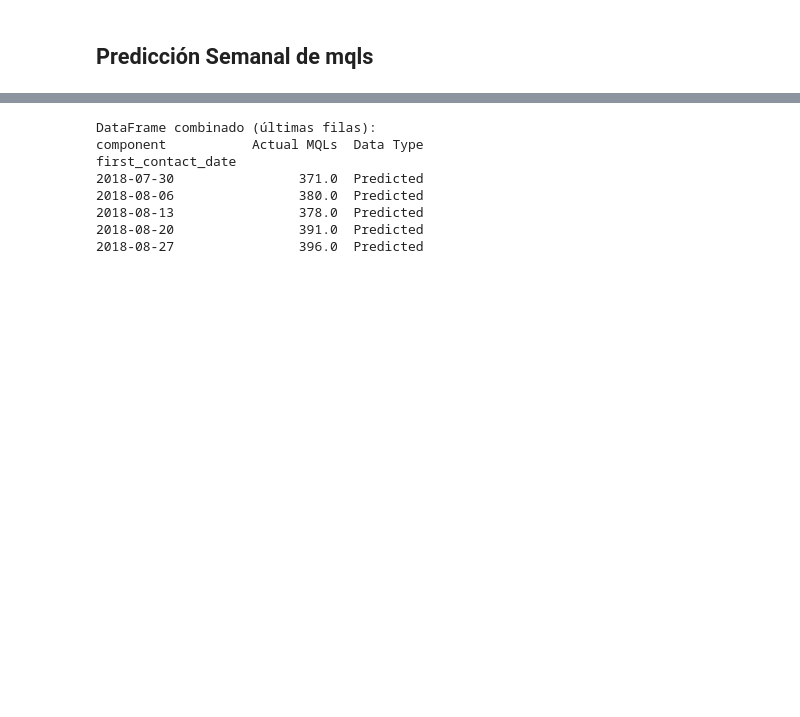
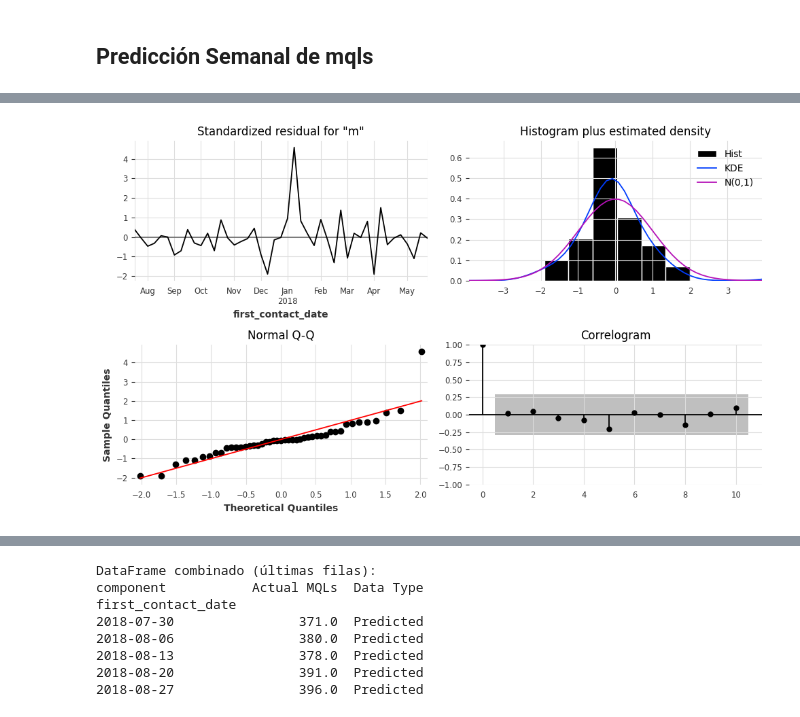
Before and after one commit to jhonfg13/Cobre_Prueba, a Jupyter notebook: notebooks/02_time_series_eda.ipynb, the cells around one changed output, grey strips where cells are left out. Saved outputs shown, nothing was run; the diff lists cells and outputs as text; code cells hidden in the pictures; blank space fills up the shorter version.

Commit message:
Added SARIMAX residual diagnostics plot and revised UI text in Streamlit app

```diff
--- a/notebooks/02_time_series_eda.ipynb
+++ b/notebooks/02_time_series_eda.ipynb
@@ -316,3 +316,10 @@ Resultados finales:
 1  LinearRegressionModel  97.937574
 # %% [markdown]
 ## **Predicción Semanal de mqls**
+# %%
+from statsmodels.tsa.statespace.sarimax import SARIMAX
+
+# Suponiendo que `serie` es un pandas Series con índice de tiempo
+modelo = SARIMAX(mql_weekly_series_pd, order=(1, 1, 0), seasonal_order=(1, 1, 1, 4))
+# %%
+resultado = modelo.fit(disp=False)
@@ -318,0 +346,6 @@ Resultados finales:
+# %%
+resultado.plot_diagnostics(figsize=(10, 6))
+plt.tight_layout()
+plt.show()
+# %% [output]
+[figure, added]
```
Also changed, not shown: parts of 7 cells of this notebook, 2 other files.
